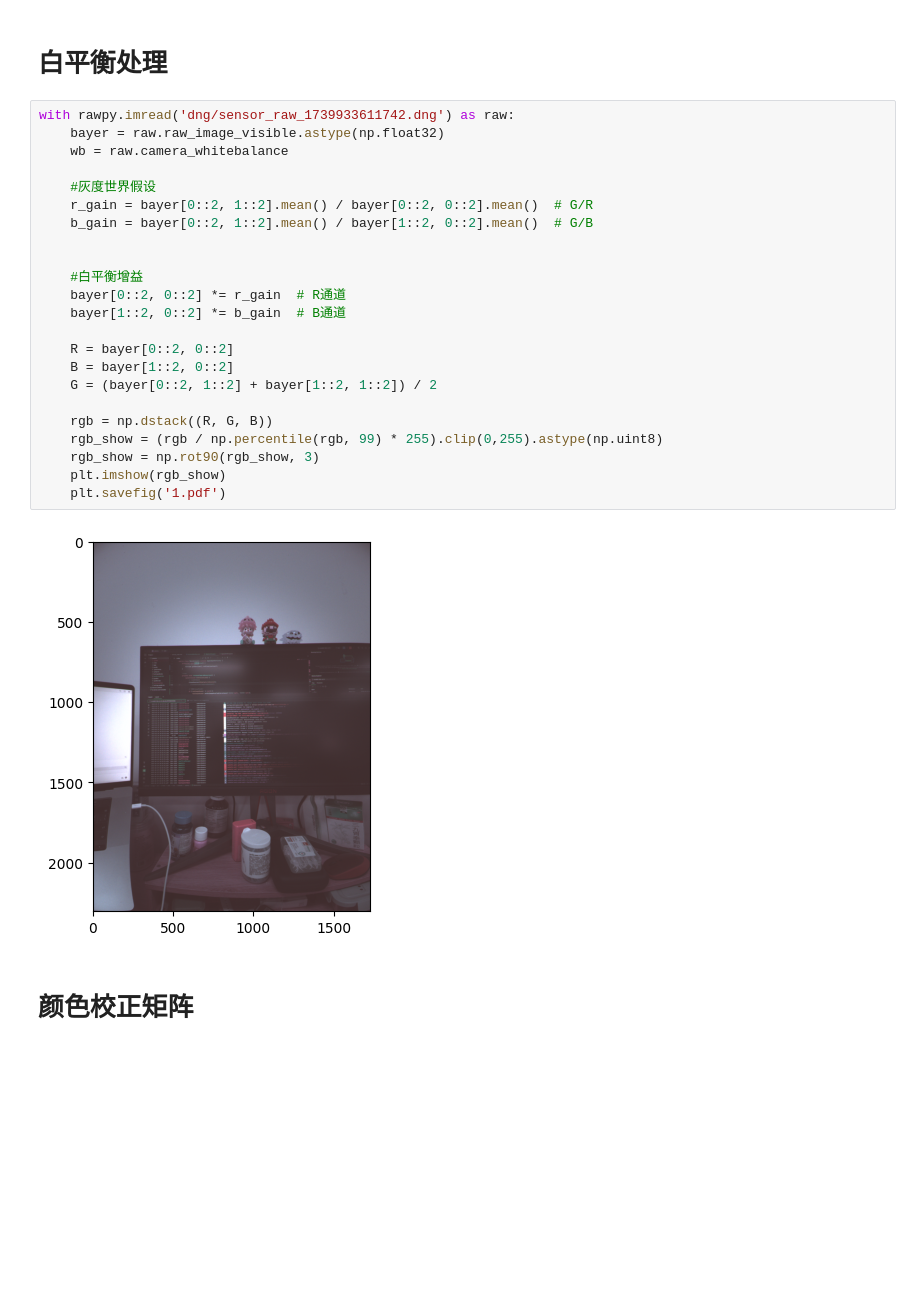
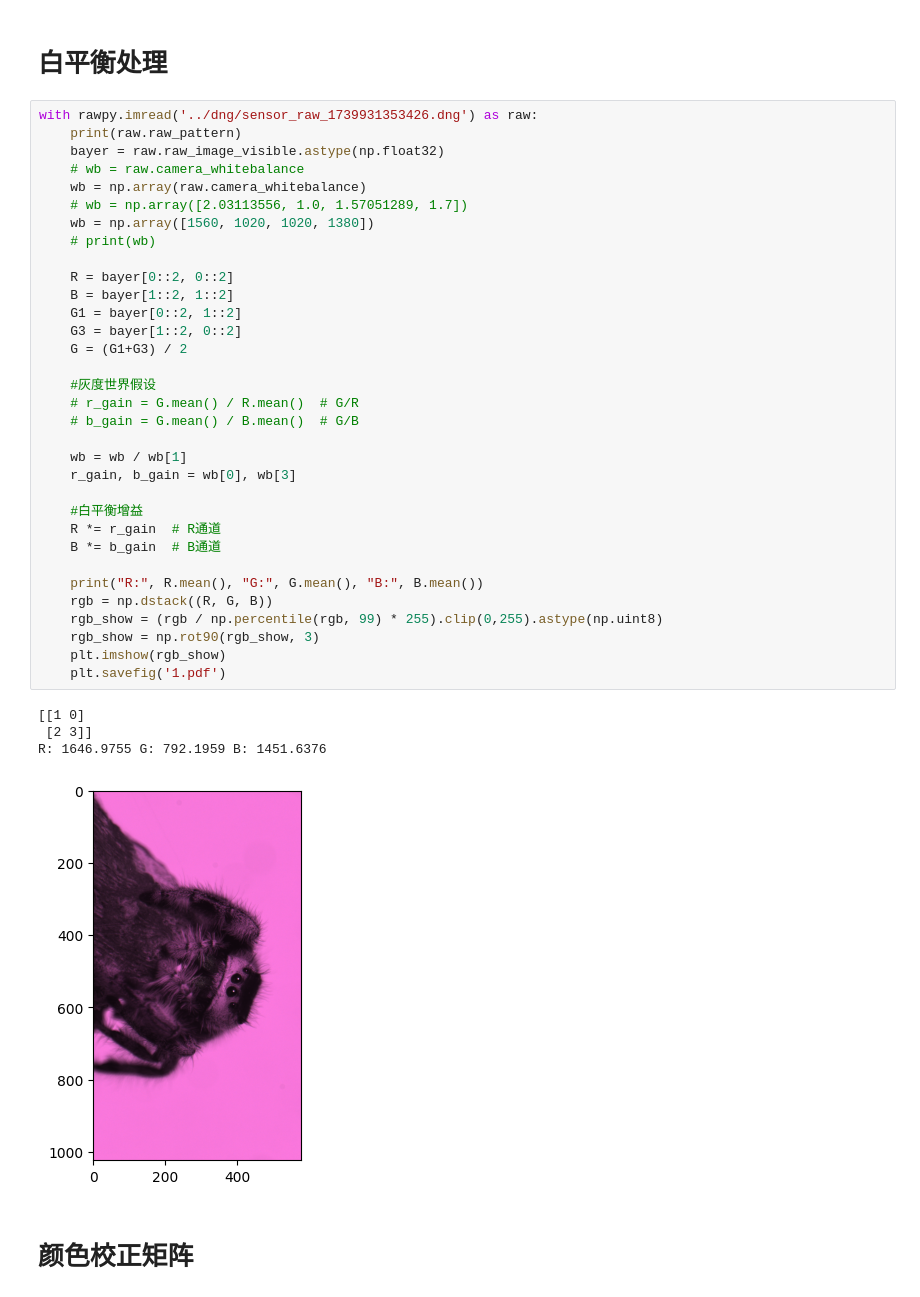
Before and after one commit to Biosheep227/camera, a Jupyter notebook: pyfiles/0220.ipynb, the cells around one changed output. Cells and saved outputs as stored; diff of their text form; blank space fills up the shorter version.

Commit message:
whitebalance

```diff
--- a/pyfiles/0220.ipynb
+++ b/pyfiles/0220.ipynb
@@ -8,30 +8,43 @@ from PIL import Image
 # %% [markdown]
 # 白平衡处理
 # %%
-with rawpy.imread('dng/sensor_raw_1739933611742.dng') as raw:
+with rawpy.imread('../dng/sensor_raw_1739931353426.dng') as raw:
+    print(raw.raw_pattern)
     bayer = raw.raw_image_visible.astype(np.float32)
-    wb = raw.camera_whitebalance
+    # wb = raw.camera_whitebalance
+    wb = np.array(raw.camera_whitebalance)
+    # wb = np.array([2.03113556, 1.0, 1.57051289, 1.7])
+    wb = np.array([1560, 1020, 1020, 1380])
+    # print(wb)
+
+    R = bayer[0::2, 0::2]
+    B = bayer[1::2, 1::2]
+    G1 = bayer[0::2, 1::2]
+    G3 = bayer[1::2, 0::2]
+    G = (G1+G3) / 2
 
     #灰度世界假设
-    r_gain = bayer[0::2, 1::2].mean() / bayer[0::2, 0::2].mean()  # G/R
-    b_gain = bayer[0::2, 1::2].mean() / bayer[1::2, 0::2].mean()  # G/B
+    # r_gain = G.mean() / R.mean()  # G/R
+    # b_gain = G.mean() / B.mean()  # G/B
 
+    wb = wb / wb[1]
+    r_gain, b_gain = wb[0], wb[3]
 
     #白平衡增益
-    bayer[0::2, 0::2] *= r_gain  # R通道
-    bayer[1::2, 0::2] *= b_gain  # B通道
+    R *= r_gain  # R通道
+    B *= b_gain  # B通道
 
-    R = bayer[0::2, 0::2]
-    B = bayer[1::2, 0::2]
-    G = (bayer[0::2, 1::2] + bayer[1::2, 1::2]) / 2
-
+    print("R:", R.mean(), "G:", G.mean(), "B:", B.mean())
     rgb = np.dstack((R, G, B))
     rgb_show = (rgb / np.percentile(rgb, 99) * 255).clip(0,255).astype(np.uint8)
     rgb_show = np.rot90(rgb_show, 3)
     plt.imshow(rgb_show)
     plt.savefig('1.pdf')
 # %% [output]
+[[1 0]
+ [2 3]]
+R: 1646.9755 G: 792.1959 B: 1451.6376
-[figure, old version]
+[figure, new version]
 # %% [markdown]
 # 颜色校正矩阵
 # %%
```
Also changed, not shown: parts of 9 cells of this notebook, 5 other files.
